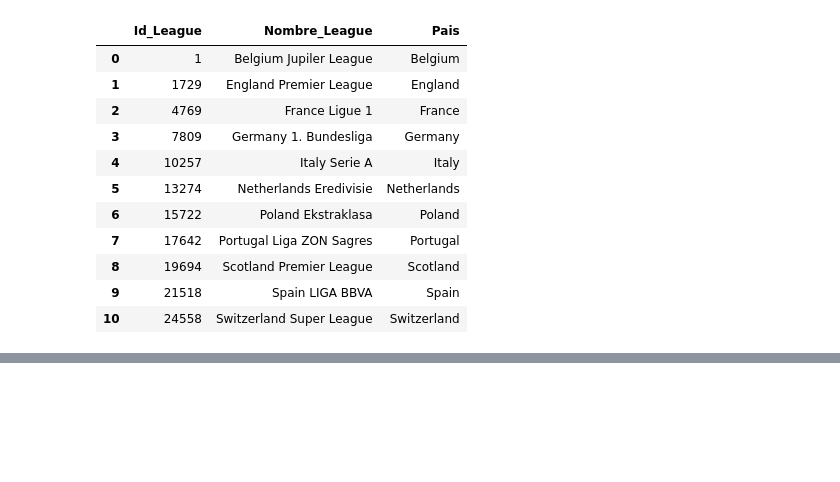
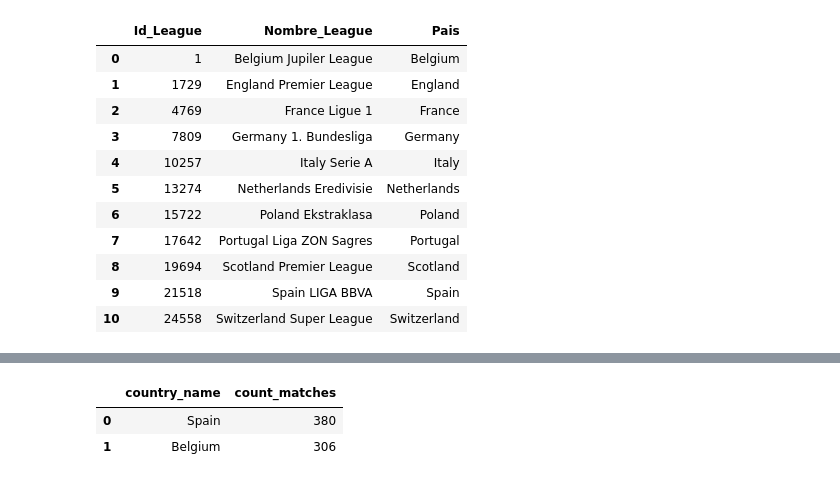
Before and after one commit to LorenaAmaya/Talento-Tech, a Jupyter notebook: TALLER_SQL.ipynb, the cells around one changed output, grey strips where cells are left out. Drawn from its saved outputs; the diff is of its cells as text; code cells hidden in the pictures; blank space fills up the shorter version.

```diff
--- a/TALLER_SQL.ipynb
+++ b/TALLER_SQL.ipynb
@@ -1226,0 +1248,15 @@ country_leagues
+# %%
+# Comparacion de cantidad de partiddos jugados en cierta temporada
+#de España y belgica
+query = '''SELECT Country.name AS country_name,
+           COUNT (Match.id) AS count_matches
+           FROM Country JOIN Match ON Country.id = Match.country_id
+           WHERE season = '2008/2009' AND Country.name IN ('Spain', 'Belgium')
+           GROUP BY Country.name
+           ORDER BY count_matches DESC;'''
+country_matches = pd.read_sql(query, conn)
+country_matches
+# %% [output]
+|  | country_name | count_matches |
+| 0 | Spain | 380 |
+| 1 | Belgium | 306 |
```
Also changed, not shown: parts of 3 cells of this notebook.
